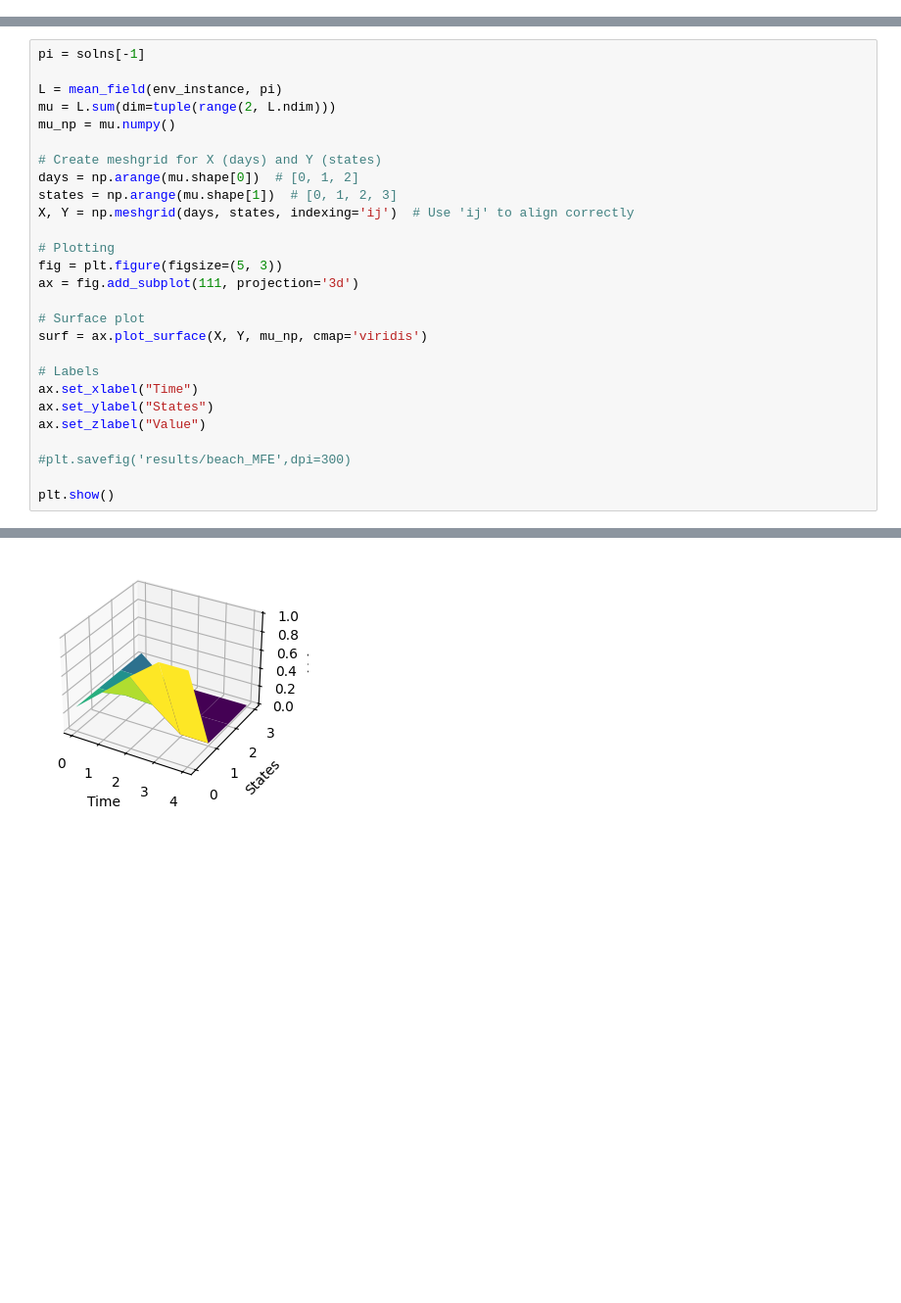
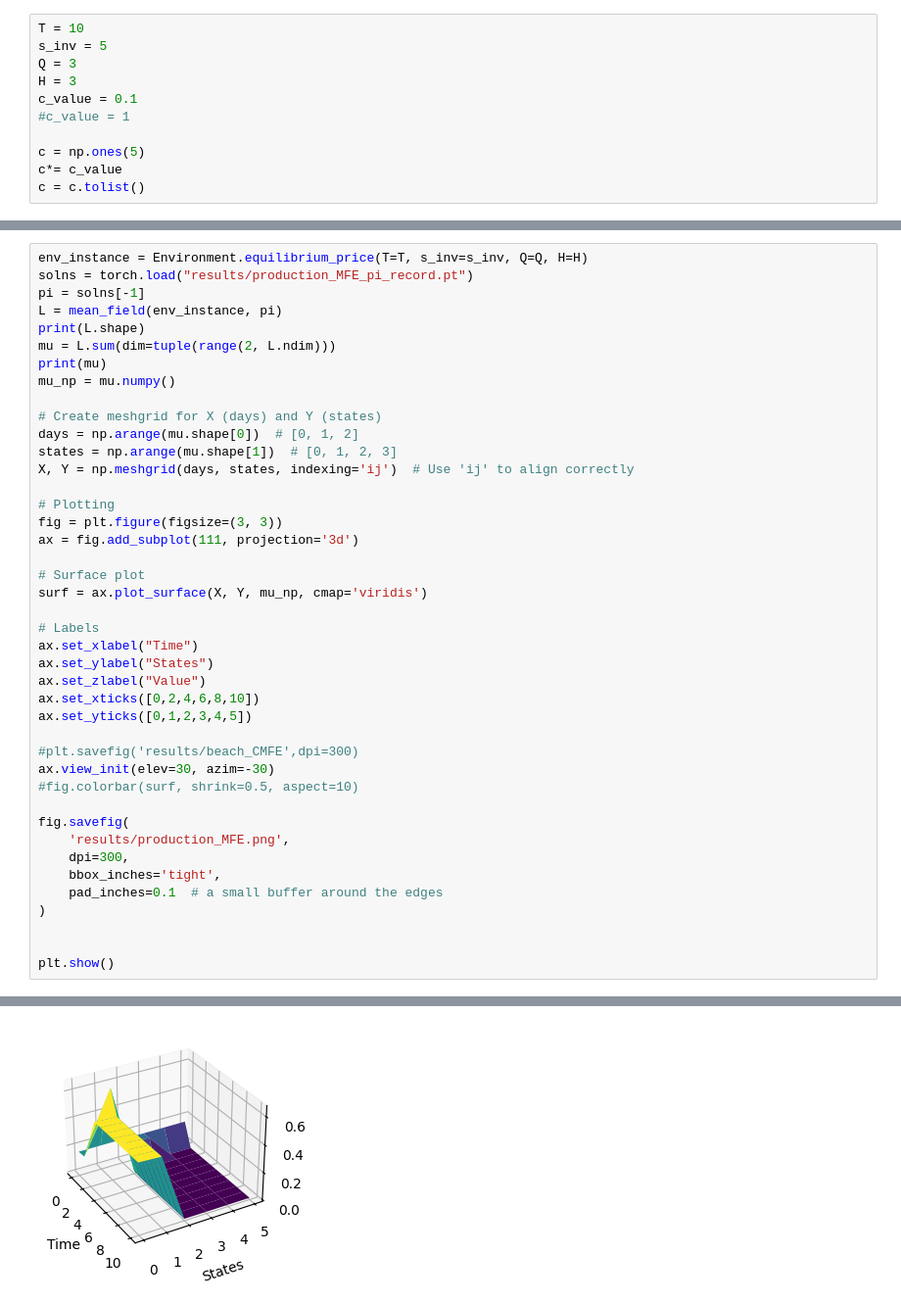
Before and after one commit to Minghui-Wu/MFGLib, a Jupyter notebook: production.ipynb, the cells around one changed output, grey strips where cells are left out. Shown: that part at 98% size. Drawn from its saved outputs; the diff is of its cells as text; blank space fills up the shorter version.

```diff
--- a/production.ipynb
+++ b/production.ipynb
@@ -38,0 +18,11 @@ Solve complete (18.220 seconds)
+# %%
+T = 10
+s_inv = 5
+Q = 3
+H = 3
+c_value = 0.1
+#c_value = 1
+
+c = np.ones(5)
+c*= c_value
+c = c.tolist()
@@ -205,8 +203,11 @@ tensor([[[2.5000e-01, 4.7853e-11, 6.1198e-23],
 # %%
+env_instance = Environment.equilibrium_price(T=T, s_inv=s_inv, Q=Q, H=H)
+solns = torch.load("results/production_MFE_pi_record.pt")
 pi = solns[-1]
-
 L = mean_field(env_instance, pi)
+print(L.shape)
 mu = L.sum(dim=tuple(range(2, L.ndim)))
+print(mu)
 mu_np = mu.numpy()
 
 # Create meshgrid for X (days) and Y (states)
@@ -215,7 +216,7 @@ states = np.arange(mu.shape[1])  # [0, 1, 2, 3]
 X, Y = np.meshgrid(days, states, indexing='ij')  # Use 'ij' to align correctly
 
 # Plotting
-fig = plt.figure(figsize=(5, 3))
+fig = plt.figure(figsize=(3, 3))
 ax = fig.add_subplot(111, projection='3d')
 
 # Surface plot
@@ -225,8 +226,20 @@ surf = ax.plot_surface(X, Y, mu_np, cmap='viridis')
 ax.set_xlabel("Time")
 ax.set_ylabel("States")
 ax.set_zlabel("Value")
+ax.set_xticks([0,2,4,6,8,10])
+ax.set_yticks([0,1,2,3,4,5])
 
-#plt.savefig('results/beach_MFE',dpi=300)
+#plt.savefig('results/beach_CMFE',dpi=300)
+ax.view_init(elev=30, azim=-30)
+#fig.colorbar(surf, shrink=0.5, aspect=10)
+
+fig.savefig(
+    'results/production_MFE.png',
+    dpi=300,
+    bbox_inches='tight',
+    pad_inches=0.1  # a small buffer around the edges
+)
+
 
 plt.show()
 # %% [output]
@@ -233 +258 @@ plt.show()
-[figure, old version]
+[figure, new version]
```
Also changed, not shown: parts of 23 cells of this notebook, 18 other files.
